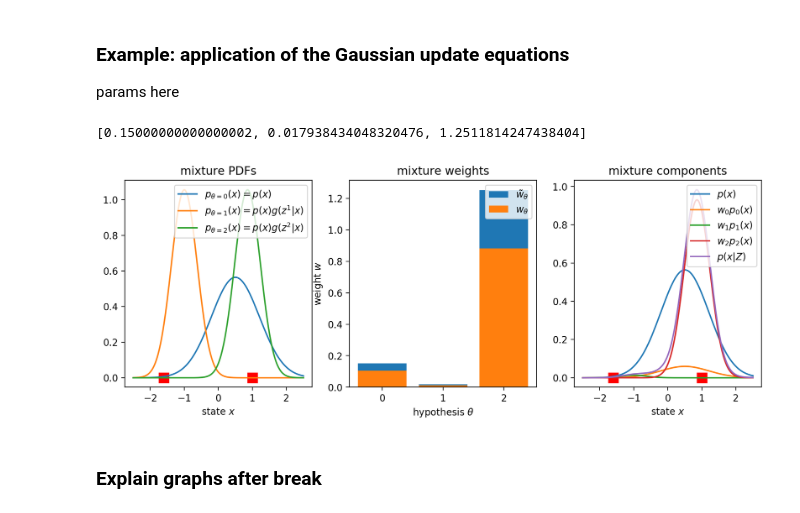
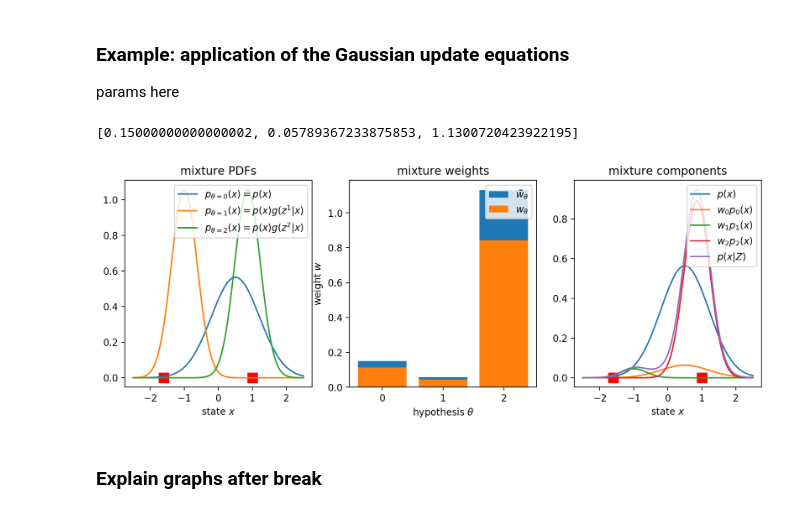
Before and after one commit to mihsamusev/bayesian_gym, a Jupyter notebook: py/Single object tracking in clutter.ipynb, the cells around one changed output. Saved outputs shown, nothing was run; the diff lists cells and outputs as text; code cells hidden in the pictures.

```diff
--- a/py/Single object tracking in clutter.ipynb
+++ b/py/Single object tracking in clutter.ipynb
@@ -935,7 +935,7 @@ def kf_predict_measurement_likelihood(prior, measurement):
     x, P = prior        # mean and variance of prior
     z, R = measurement  # mean and variance of measurement
     S = P + R
-    return norm.pdf(z, x, S)
+    return norm.pdf(z, x, np.sqrt(S))
 
 # known quantities
 Z = [-1.6, 1.0]
@@ -968,35 +968,35 @@ fig=plt.figure(figsize=(12, 4), dpi= 200, facecolor='w', edgecolor='k')
 ax = plt.subplot(131)
 plt.plot(Z, [0]*len(Z), "rs",markersize=10)
 plt.plot(xs, pdf(xs, p[0]), label=r'$p_{\theta=0}(x) = p(x)$')
 plt.plot(xs, pdf(xs, p[1]), label=r'$p_{\theta=1}(x) = p(x)g(z^{1}|x)$')
 plt.plot(xs, pdf(xs, p[2]), label=r'$p_{\theta=2}(x) = p(x)g(z^{2}|x)$')
 ax.set_xlabel(r"state $x$")
 plt.legend(loc=1)
 plt.title(r"mixture PDFs")
 
 ax = plt.subplot(132)
 plt.bar([0,1,2], wt, label=r'$\tilde{w}_{\theta}$')
 plt.bar([0,1,2], w, label=r'$w_{\theta}$')
 ax.set_ylabel(r"weight $w$")
 ax.set_xlabel(r"hypothesis $\theta$")
 plt.legend(loc=1)
 plt.title(r"mixture weights")
 
 ax = plt.subplot(133)
 plt.plot(Z, [0]*len(Z), "rs",markersize=10)
 plt.plot(xs, pdf(xs, p[0]), label=r'$p(x)$')
 plt.plot(xs, w[0]*pdf(xs, p[0]), label=r'$w_0p_0(x)$')
 plt.plot(xs, w[1]*pdf(xs, p[1]), label=r'$w_1p_1(x)$')
 plt.plot(xs, w[2]*pdf(xs, p[2]), label=r'$w_2p_2(x)$')
 pxZ = w[0]*pdf(xs, p[0]) + w[1]*pdf(xs, p[1]) +w[2]*pdf(xs, p[2])
 plt.plot(xs, pxZ, label=r'$p(x|Z)$')
 ax.set_xlabel(r"state $x$")
 plt.legend(loc=1)
 plt.title(r"mixture components")
 plt.show()
 # %% [output]
-[0.15000000000000002, 0.017938434048320476, 1.2511814247438404]
+[0.15000000000000002, 0.05789367233875853, 1.1300720423922195]
-[figure, old version]
+[figure, new version]
 # %% [markdown]
 ### Explain graphs after break
 # %% [markdown]
```
Also changed, not shown: parts of 4 cells of this notebook.
